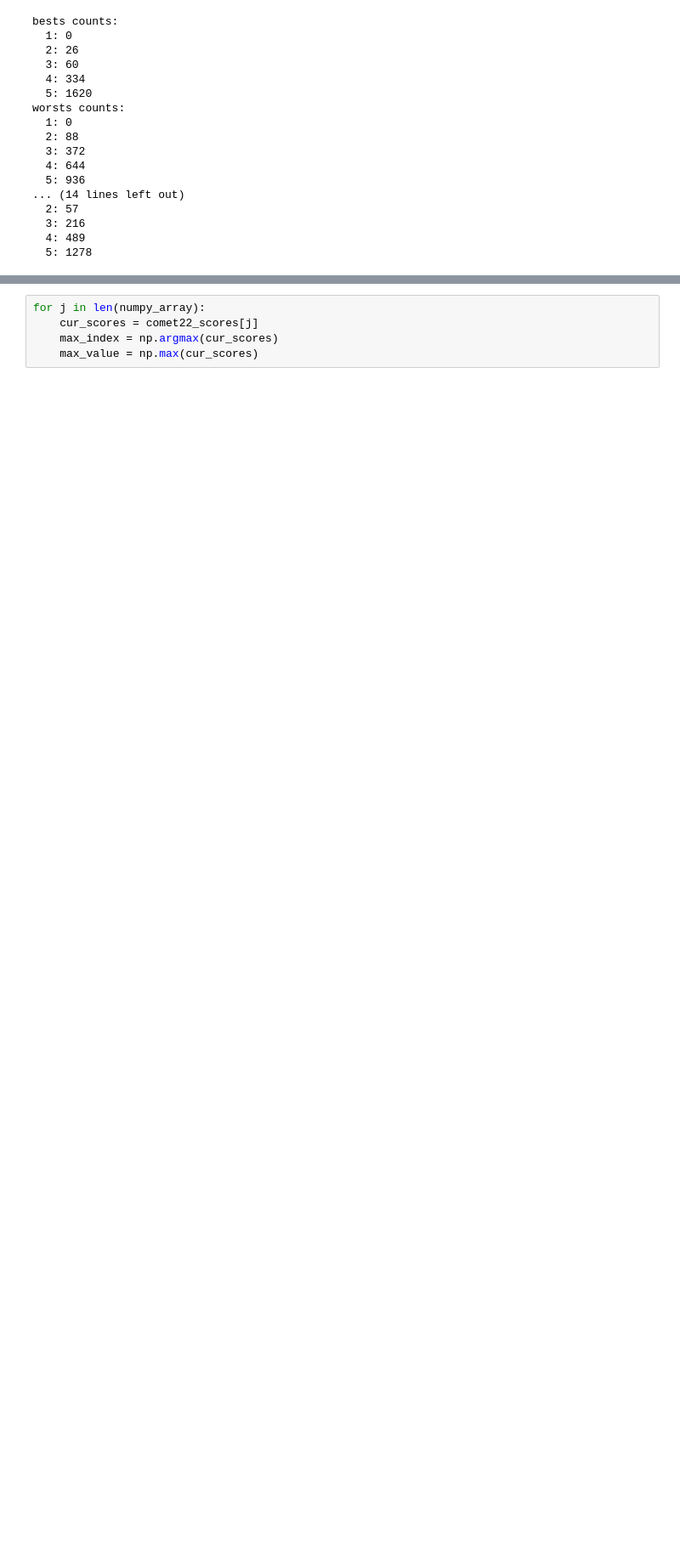
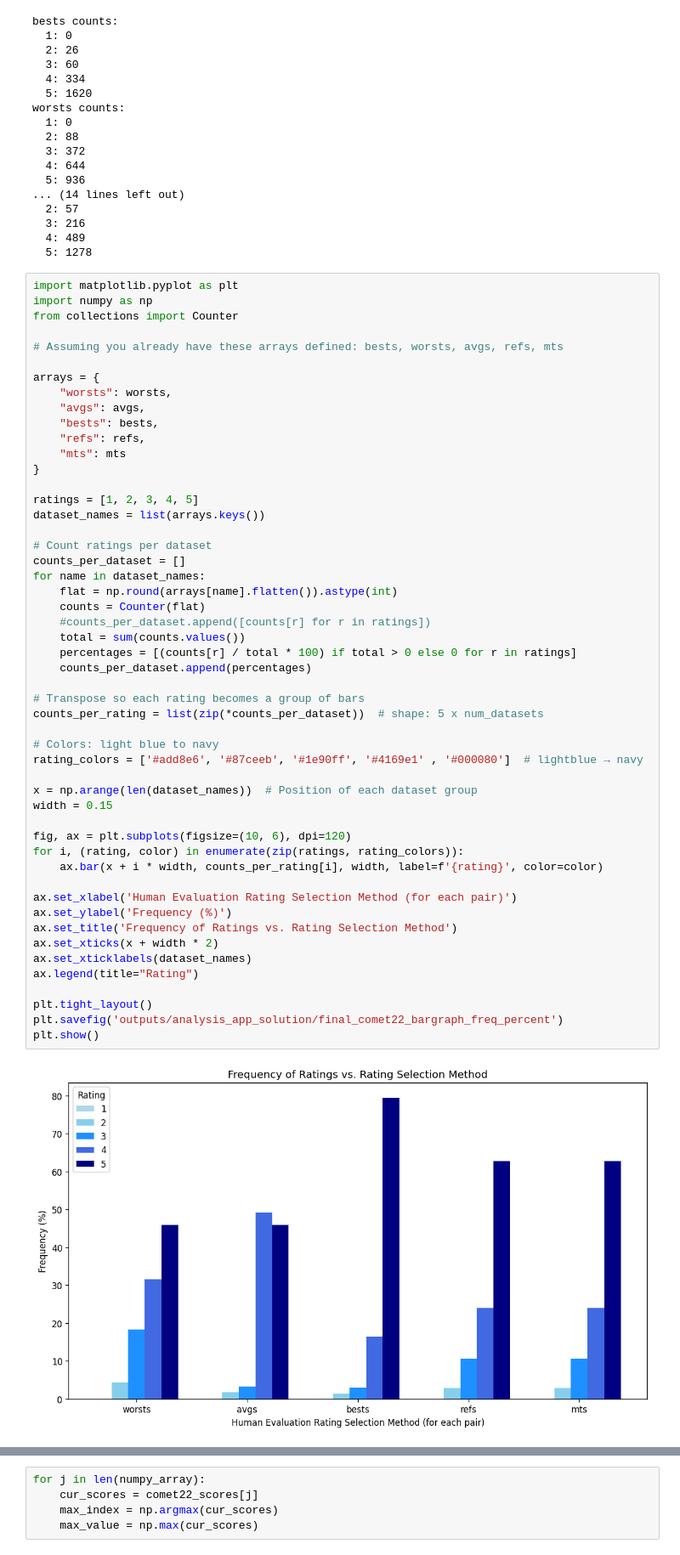
Before and after one commit to antoinevilain001/translation_thesis, a Jupyter notebook: translation_analysis/analysis1/analysis2.ipynb, the cells around one changed output, grey strips where cells are left out. Shown at 85% size. Saved outputs shown, nothing was run; the diff lists cells and outputs as text; blank space fills up the shorter version.

Commit message:
added frequency of each rating per pair

```diff
--- a/translation_analysis/analysis1/analysis2.ipynb
+++ b/translation_analysis/analysis1/analysis2.ipynb
@@ -429,6 +429,59 @@ worsts counts:
   3: 216
   4: 489
   5: 1278
+# %%
+import matplotlib.pyplot as plt
+import numpy as np
+from collections import Counter
+
+# Assuming you already have these arrays defined: bests, worsts, avgs, refs, mts
+
+arrays = {
+    "worsts": worsts,
+    "avgs": avgs,
+    "bests": bests,
+    "refs": refs,
+    "mts": mts
+}
+
+ratings = [1, 2, 3, 4, 5]
+dataset_names = list(arrays.keys())
+
+# Count ratings per dataset
+counts_per_dataset = []
+for name in dataset_names:
+    flat = np.round(arrays[name].flatten()).astype(int)
+    counts = Counter(flat)
+    #counts_per_dataset.append([counts[r] for r in ratings])
+    total = sum(counts.values())
+    percentages = [(counts[r] / total * 100) if total > 0 else 0 for r in ratings]
+    counts_per_dataset.append(percentages)
+
+# Transpose so each rating becomes a group of bars
+counts_per_rating = list(zip(*counts_per_dataset))  # shape: 5 x num_datasets
+
+# Colors: light blue to navy
+rating_colors = ['#add8e6', '#87ceeb', '#1e90ff', '#4169e1' , '#000080']  # lightblue → navy
+
+x = np.arange(len(dataset_names))  # Position of each dataset group
+width = 0.15
+
+fig, ax = plt.subplots(figsize=(10, 6), dpi=120)
+for i, (rating, color) in enumerate(zip(ratings, rating_colors)):
+    ax.bar(x + i * width, counts_per_rating[i], width, label=f'{rating}', color=color)
+
+ax.set_xlabel('Human Evaluation Rating Selection Method (for each pair)')
+ax.set_ylabel('Frequency (%)')
+ax.set_title('Frequency of Ratings vs. Rating Selection Method')
+ax.set_xticks(x + width * 2)
+ax.set_xticklabels(dataset_names)
+ax.legend(title="Rating")
+
+plt.tight_layout()
+plt.savefig('outputs/analysis_app_solution/final_comet22_bargraph_freq_percent')
+plt.show()
+# %% [output]
+[figure, added]
 # %%
 # build all_ratings and all_scores
 all_scores = comet22_scores.flatten()
```
Also changed, not shown: 3 other files.
